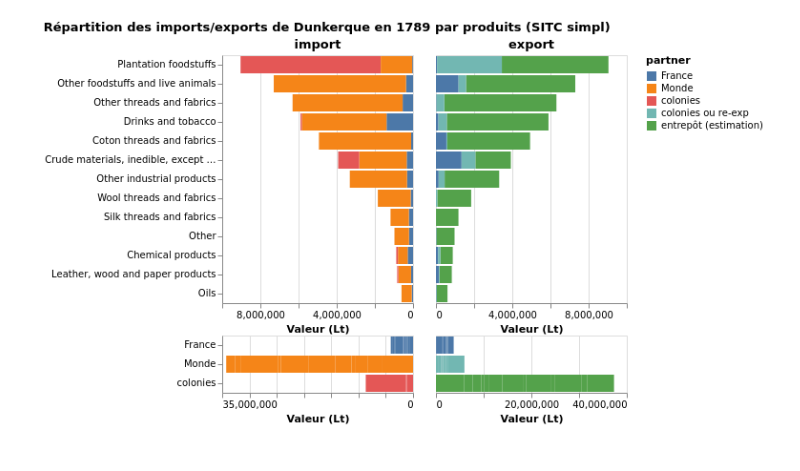
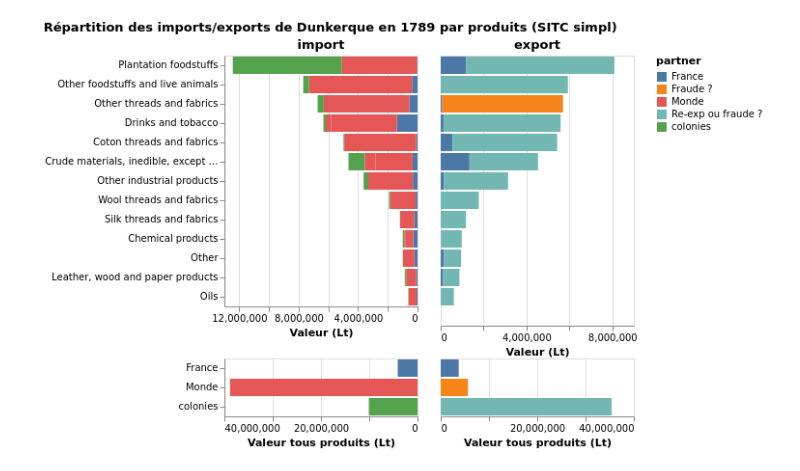
Before and after one commit to medialab/portic-datasprint-2022, a Jupyter notebook: productions/module_08/vegalite.ipynb, the cells around one changed output. Saved outputs shown, nothing was run; the diff lists cells and outputs as text; code cells hidden in the pictures.

```diff
--- a/productions/module_08/vegalite.ipynb
+++ b/productions/module_08/vegalite.ipynb
@@ -9,7 +9,7 @@ def VegaLite(spec):
 # %%
 import json
 
-with open("data/export_dunkerque_entreprôt.json", "r") as f:
+with open("data/import_export_ports_francs.json", "r") as f:
     data = json.load(f)
 # %%
 data_dk = {"Dunkerque": data}
@@ -166,7 +162,7 @@ def pyramide_port_franc(port_franc, data):
               "x": {
                 "field": "total_value",
                 "type": "quantitative",
-                "title": "Valeur (Lt)",
+                "title": "Valeur tous produits (Lt)",
                   "sort": "descending"
               },
               "color": {
@@ -175,10 +171,18 @@ def pyramide_port_franc(port_franc, data):
             }
           },
           {
-            "transform": [{
+            "transform": [
+                {
               "filter": {"field": "group", "equal": "export"}
             },
-
+            {
+                  "aggregate": [{
+                   "op": "sum",
+                   "field": "value",
+                   "as": "total_value"
+                  }],
+                  "groupby": ["partner"]
+            }
             ],
             "mark": {"type":"bar", "tooltip": {"content": "data"}},
             "encoding": {
@@ -186,9 +190,9 @@ def pyramide_port_franc(port_franc, data):
                 "field": "partner", "title": None, "axis": None
               },
               "x": {
-                "field": "value",
+                "field": "total_value",
                 "type": "quantitative",
-                "title": "Valeur (Lt)",
+                "title": "Valeur tous produits (Lt)",
                 "sort": "ascending"
               },
               "color": {
@@ -201,9 +205,9 @@ def pyramide_port_franc(port_franc, data):
     }
     )
 # %%
-pyramide_port_franc("Dunkerque", data_dk)
+pyramide_port_franc("Dunkerque", data)
 # %% [output]
-[figure, old version]
+[figure, new version]
 # %%
 ajouter la valeur totale pour tout le graphique pour chacun des 5 (6 avecceux dont on est sûrs que c'est de la fraude) partners
 entrepôt ou fraude (résidu) - pour la première ligne c'est sûr que c'est de la fraude
```
Also changed, not shown: parts of 3 cells of this notebook.
